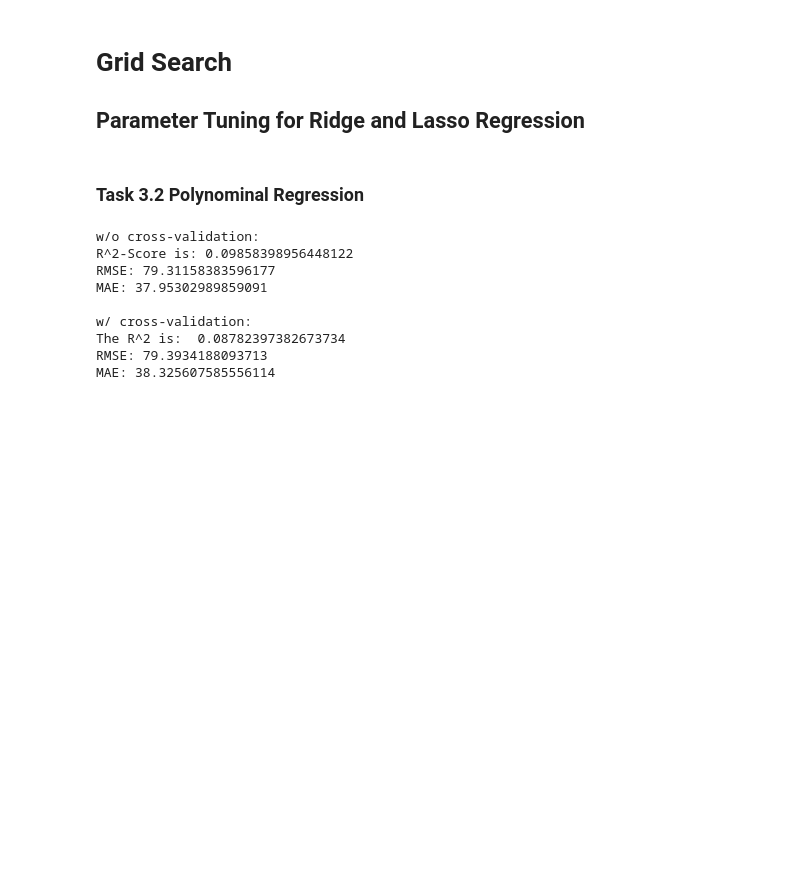
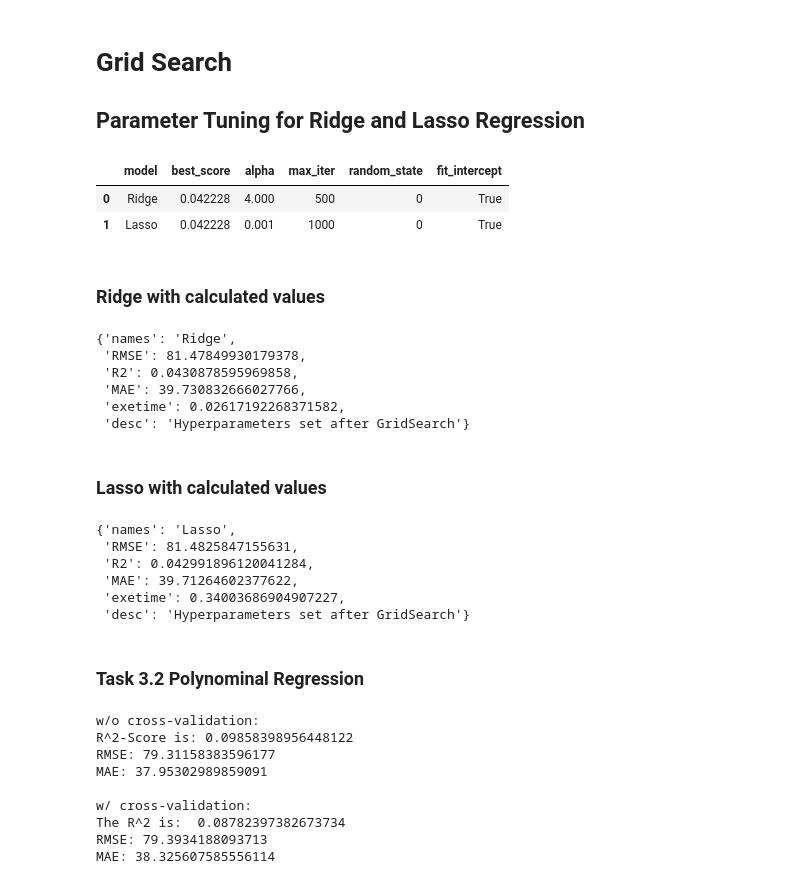
Before and after one commit to ey96/DataScienceBikesharing, a Jupyter notebook: notebooks/Task 3 - Prediction.ipynb, the cells around one changed output. Cells and saved outputs as stored; diff of their text form; code cells hidden in the pictures; blank space fills up the shorter version.

```diff
--- a/notebooks/Task 3 - Prediction.ipynb
+++ b/notebooks/Task 3 - Prediction.ipynb
@@ -198,3 +175,31 @@ calculate_hyper_parameters(init['X_train'], init['X_test'], init['y_train'])
+# %%
+df_results = linear_regression.calculate_hyper_parameters(init)
+# %% [output]
+|  | model | best_score | alpha | max_iter | random_state | fit_intercept |
+| 0 | Ridge | 0.042228 | 4.000 | 500 | 0 | True |
+| 1 | Lasso | 0.042228 | 0.001 | 1000 | 0 | True |
+# %% [markdown]
+### Ridge with calculated values
+# %%
+linear_regression.model(model= "Ridge", alpha=4, max_iter=500, random_sate=0, fit_intercept=True, init= init)
+# %% [output]
+{'names': 'Ridge',
+ 'RMSE': 81.47849930179378,
+ 'R2': 0.0430878595969858,
+ 'MAE': 39.730832666027766,
+ 'exetime': 0.02617192268371582,
+ 'desc': 'Hyperparameters set after GridSearch'}
+# %% [markdown]
+### Lasso with calculated values
+# %%
+linear_regression.model(model= "Lasso", alpha=0.001, max_iter=100, random_sate=0, fit_intercept=True, init= init)
+# %% [output]
+{'names': 'Lasso',
+ 'RMSE': 81.4825847155631,
+ 'R2': 0.042991896120041284,
+ 'MAE': 39.71264602377622,
+ 'exetime': 0.34003686904907227,
+ 'desc': 'Hyperparameters set after GridSearch'}
 # %% [markdown]
 ### Task 3.2 Polynominal Regression
 # %%
```
Also changed, not shown: parts of 25 cells of this notebook, 4 other files.
